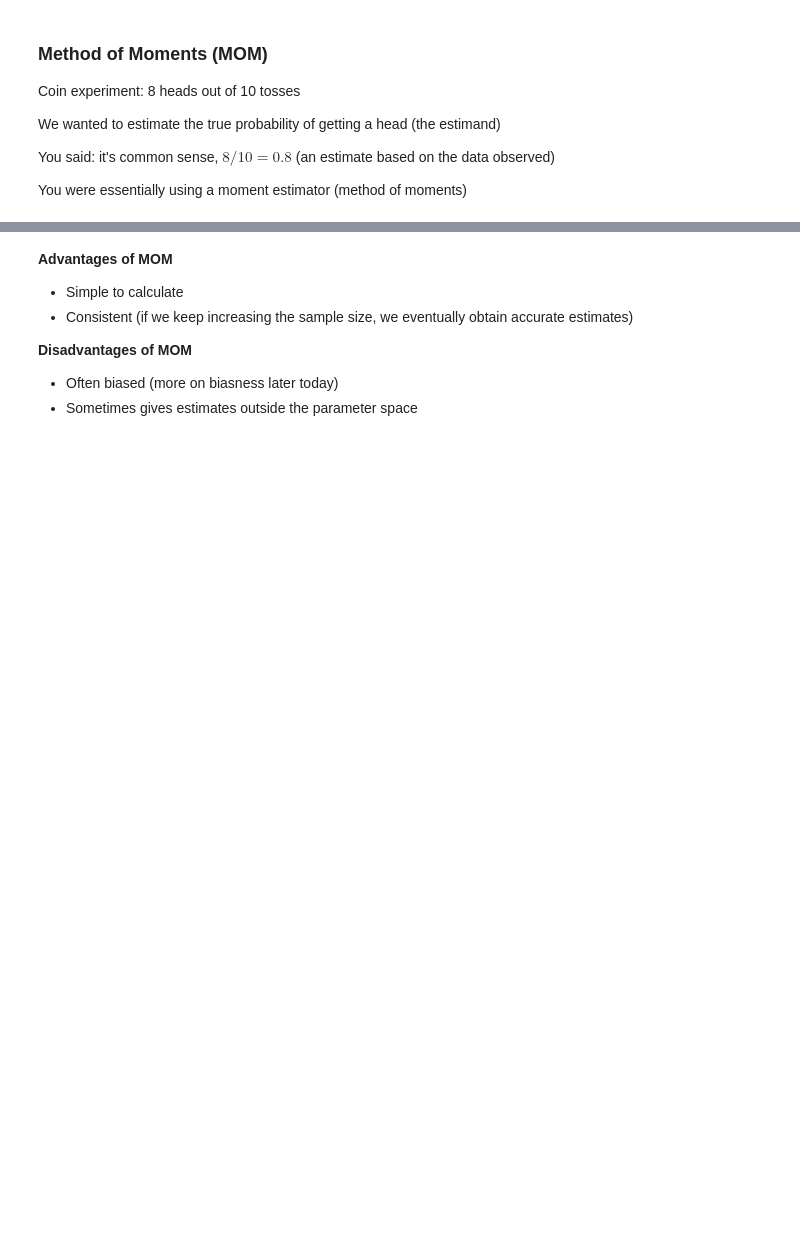
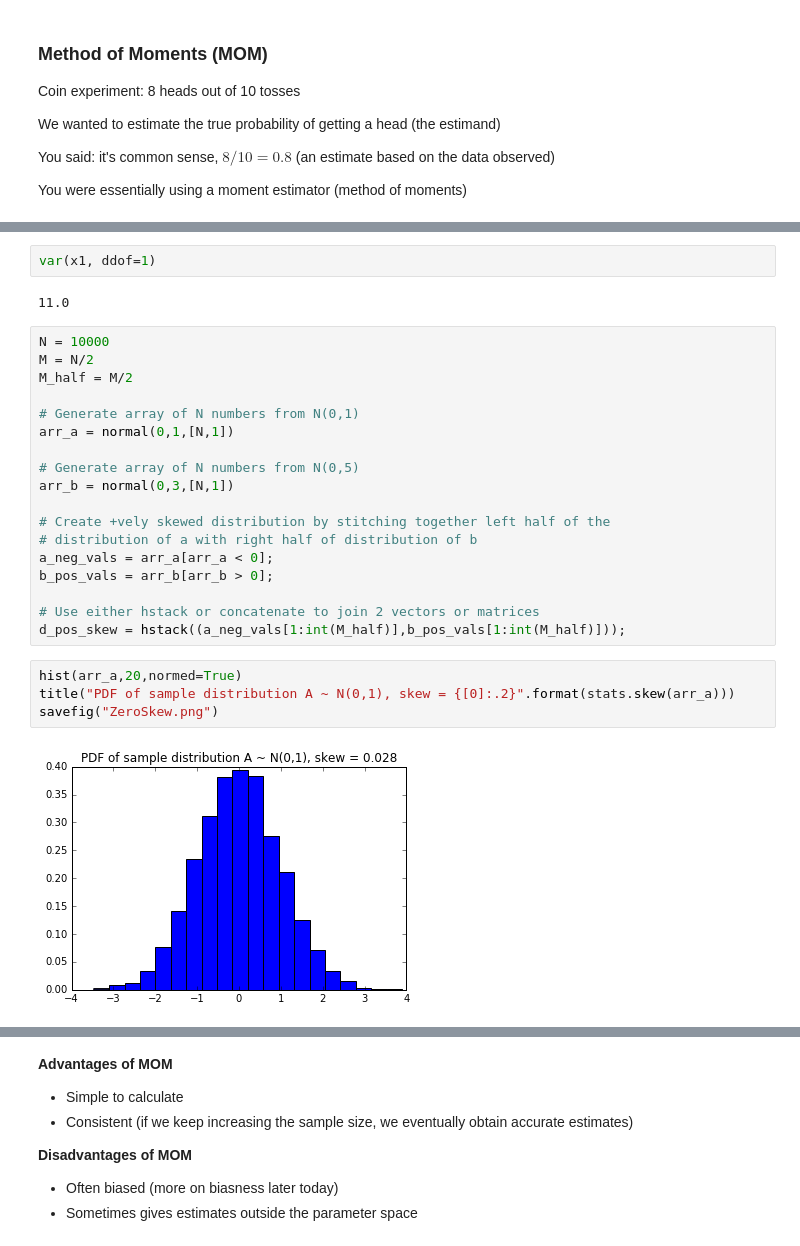
Before and after one commit to jonhilgart22/Galvanize-Statistics, a Jupyter notebook: week4/4-2_Estimates/DSCI6002-4.2-Lecture.ipynb, the cells around one changed output, grey strips where cells are left out. Saved outputs shown, nothing was run; the diff lists cells and outputs as text; blank space fills up the shorter version.

```diff
--- a/week4/4-2_Estimates/DSCI6002-4.2-Lecture.ipynb
+++ b/week4/4-2_Estimates/DSCI6002-4.2-Lecture.ipynb
@@ -133,0 +191,28 @@ $$ \hat{\sigma}^2 = \frac{1}{n} \sum X_i^2 - \bar{X}^2 = \frac{1}{n} \sum (X_i -
+# %%
+var(x1, ddof=1)
+# %% [output]
+11.0
+# %%
+N = 10000
+M = N/2
+M_half = M/2
+
+# Generate array of N numbers from N(0,1)
+arr_a = normal(0,1,[N,1])
+
+# Generate array of N numbers from N(0,5)
+arr_b = normal(0,3,[N,1])
+
+# Create +vely skewed distribution by stitching together left half of the
+# distribution of a with right half of distribution of b
+a_neg_vals = arr_a[arr_a < 0];
+b_pos_vals = arr_b[arr_b > 0];
+
+# Use either hstack or concatenate to join 2 vectors or matrices
+d_pos_skew = hstack((a_neg_vals[1:int(M_half)],b_pos_vals[1:int(M_half)]));
+# %%
+hist(arr_a,20,normed=True)
+title("PDF of sample distribution A ~ N(0,1), skew = {[0]:.2}".format(stats.skew(arr_a)))
+savefig("ZeroSkew.png")
+# %% [output]
+[figure, added]
```
Also changed, not shown: parts of 43 cells of this notebook, 1 other file.
